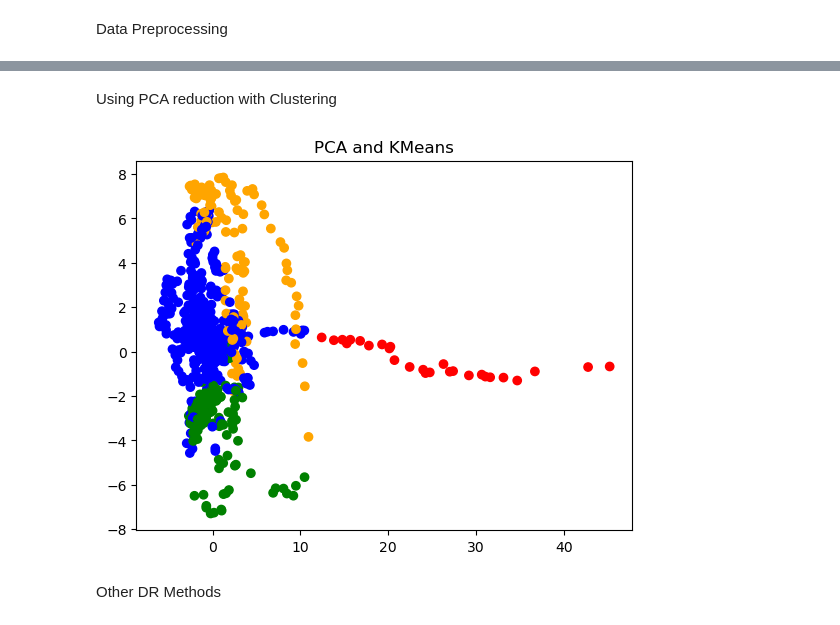
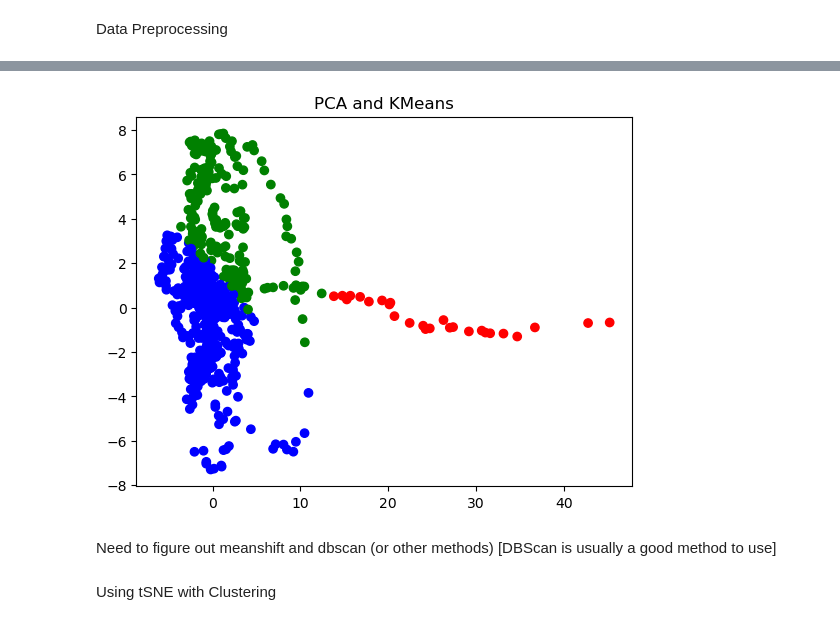
Before and after one commit to KyleTerrito/CHE4230HW, a Jupyter notebook: che4230_hw/Project Stuff/source_code.ipynb, the cells around one changed output, grey strips where cells are left out. Drawn from its saved outputs; the diff is of its cells as text; code cells hidden in the pictures.

Commit message:
project code

```diff
--- a/che4230_hw/Project Stuff/source_code.ipynb
+++ b/che4230_hw/Project Stuff/source_code.ipynb
@@ -67,4 +91,6 @@ df_pca = pca.fit_transform(df_scaled)
 # %%
-#Projecting the PCA result
-plt.scatter(df_pca[:,1], df_pca[:,2])
+pca = PCA(n_components=2)
+df_pca = pca.fit_transform(df_scaled)
+
+plt.scatter(df_pca[:,0], df_pca[:,1])
 plt.title("Principal Component Analysis")
@@ -71,23 +100,23 @@ plt.title("Principal Component Analysis")
-# %% [markdown]
-Using PCA reduction with Clustering
 # %%
 #PCA and KMEANS
-kmean_model = KMeans(n_clusters = 4)
-kmean_model.fit(df_pca)
-kmean_labels = kmean_model.labels_
-centroids = kmean_model.cluster_centers_
+pca_kmean_model = KMeans(n_clusters = 3)
+pca_kmean_model.fit(df_pca)
+pca_kmean_labels = pca_kmean_model.labels_
+centroids = pca_kmean_model.cluster_centers_
 
 # colors for plotting
 colors = ['blue', 'red', 'green', 'orange', 'black', 'brown']
 # assign a color to each features (note that we are using features as target)
-#features_colors = [ colors[labels[i]] for i in range(len(df_pca)) ]
-features_colors = [ colors[kmean_labels[i]] for i in range(len(df_pca)) ]
+features_colors = [ colors[pca_kmean_labels[i]] for i in range(len(df_pca)) ]
 
 plt.scatter(df_pca[:,0], df_pca[:,1],c=features_colors,marker='o')
 plt.title("PCA and KMeans")
 plt.show()
 # %% [output]
-[figure, old version]
+[figure, new version]
+# %% [markdown]
+Need to figure out meanshift and dbscan (or other methods)
+[DBScan is usually a good method to use]
 # %%
 #PCA and MeanShift
 #meanshift_model = MeanShift(bandwidth=0.1)
@@ -119,8 +148,8 @@ plt.show()
 #plt.scatter(df_pca[:,0], df_pca[:,1],c=features_colors,marker='o')
 #plt.title("PCA and DBScan")
 #plt.show()
-# %% [markdown]
-Other DR Methods
+# %% [markdown]
+Using tSNE with Clustering
 # %%
 #using tSNE
 tsne = TSNE(n_components = 2)
```
Also changed, not shown: parts of 16 cells of this notebook.
